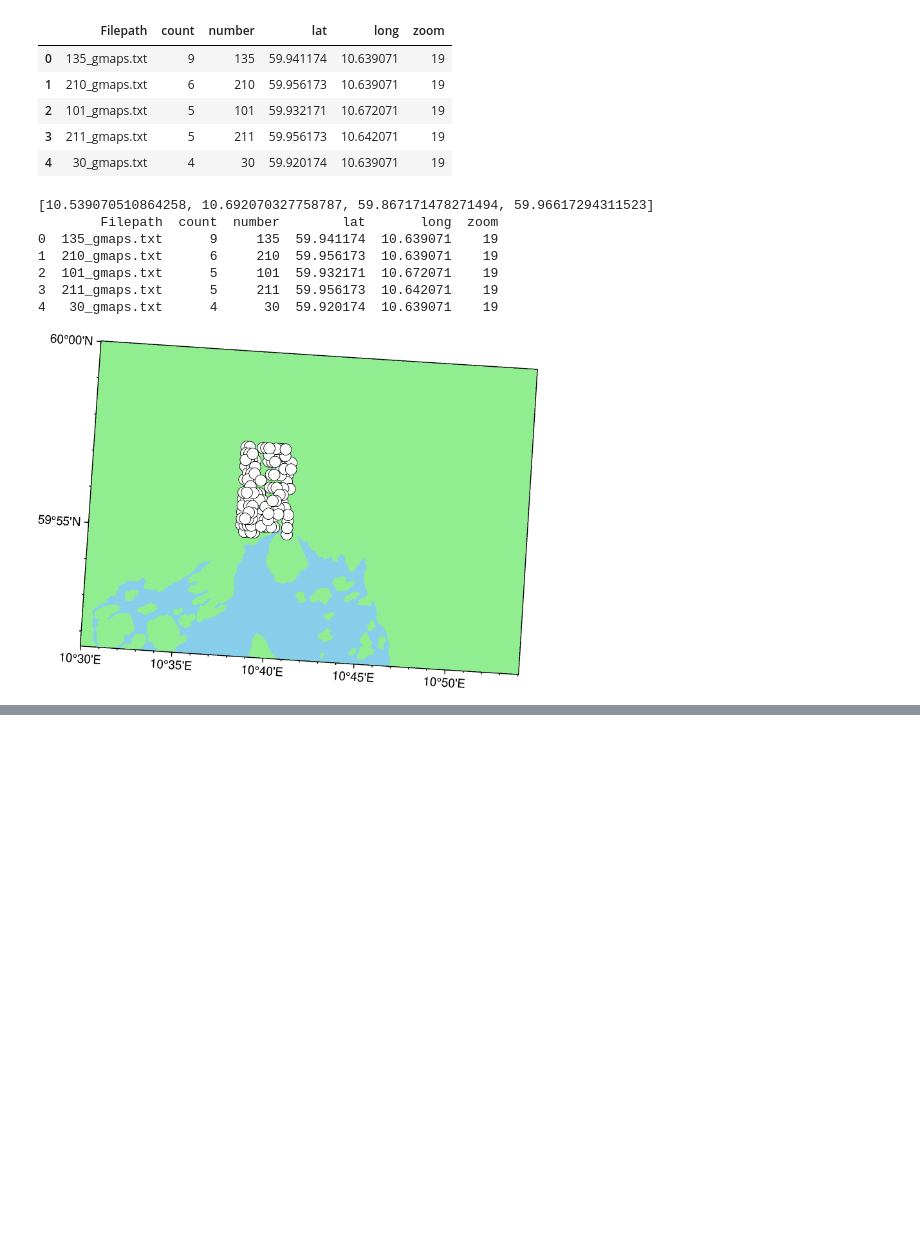
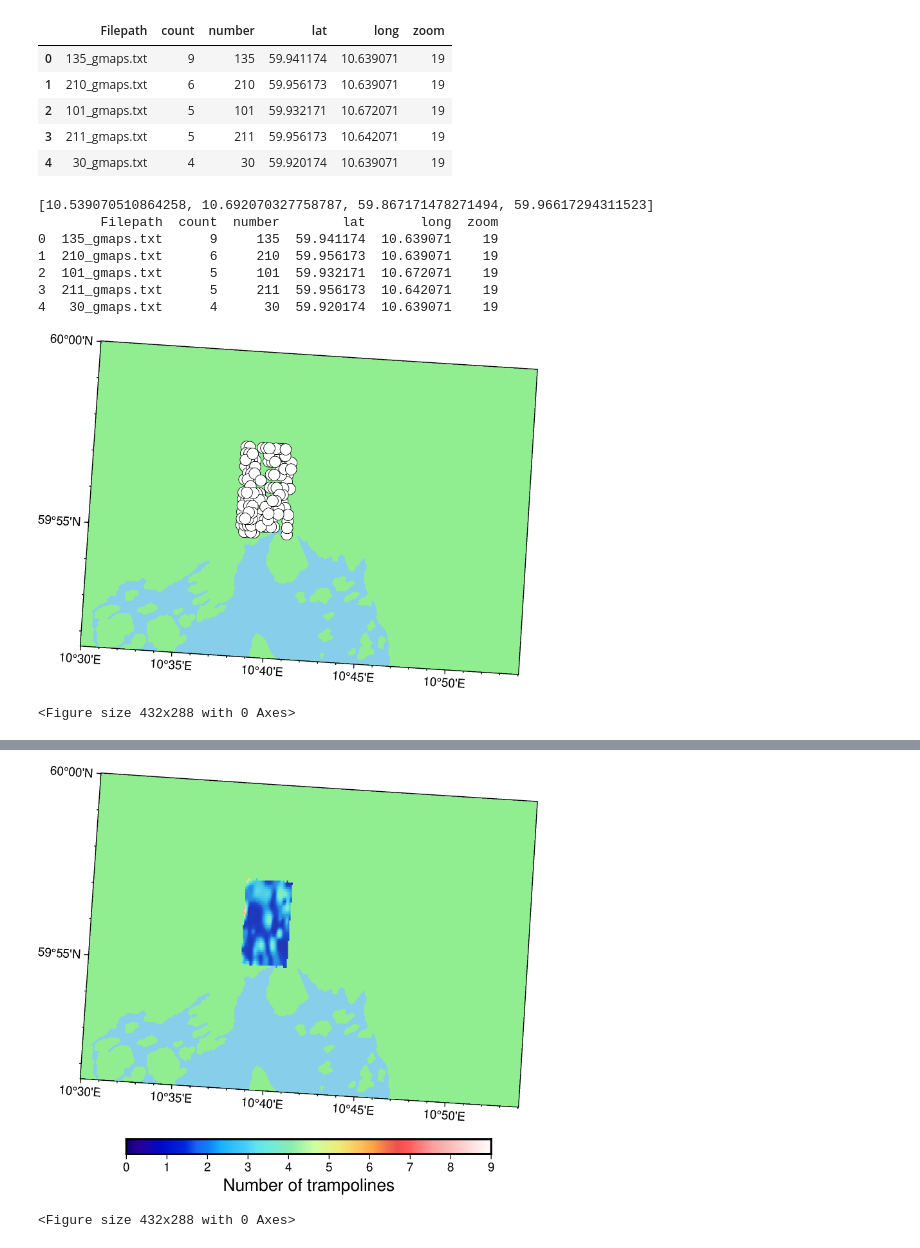
Before and after one commit to lukegriffiths/trampolines, a Jupyter notebook: visualisation.ipynb, the cells around one changed output, grey strips where cells are left out. Drawn from its saved outputs; the diff is of its cells as text; code cells hidden in the pictures; blank space fills up the shorter version.

```diff
--- a/visualisation.ipynb
+++ b/visualisation.ipynb
@@ -4,0 +46,21 @@ import pandas as pd
+# %%
+# read label data
+
+# Load
+import os
+from pathlib import Path
+import numpy as np
+
+text_files = [f for f in os.listdir(folder_path) if f.endswith('gmaps.txt')]
+print(text_files[:5])
+
+columns = ['Number', 'X', 'Y', 'Width', "Height", 'Filepath']
+df = pd.DataFrame(columns = columns)
+
+for tf in text_files:
+    df_new = pd.read_csv(folder_path / tf, sep=' ', names=['Number', 'X', 'Y', 'Width', "Height"])
+    df_new['Filepath'] = tf
+    df = pd.concat([df, df_new])
+
+print(df.head())
+print(f"Data for {df.Filepath.nunique()} images containing a trampoline")
@@ -113,8 +236,6 @@ df.head()
 | 3 | 211_gmaps.txt | 5 | 211 | 59.956173 | 10.642071 | 19 |
 | 4 | 30_gmaps.txt | 4 | 30 | 59.920174 | 10.639071 | 19 |
 # %%
-import pygmt
-
 region_oslo = [10.5,
         10.9,
         59.86,
@@ -125,9 +246,10 @@ print(region)
 print(df.head())
 
 fig = pygmt.Figure()
-fig.basemap(region=region_oslo, projection="U33R/12c", frame=True)
+fig.basemap(region=region_oslo, projection=PROJECTION, frame=True)
 fig.coast(land="lightgreen", water="skyblue")
 fig.plot(x=df.long, y=df.lat, style="c0.3c", color="white", pen="black")
+plt.tight_layout()
 fig.show()
 fig.savefig('./figures/map.png', dpi=400)
 # %% [output]
@@ -139,3 +261,24 @@ fig.savefig('./figures/map.png', dpi=400)
 3  211_gmaps.txt      5     211  59.956173  10.642071    19
 4   30_gmaps.txt      4      30  59.920174  10.639071    19
 [figure]
+<Figure size 432x288 with 0 Axes>
+# %%
+region = [df.long.min(),
+df.long.max(),
+df.lat.min(),
+df.lat.max(), ]
+
+#pygmt.sph2grd(data=df[['lat', 'long']])
+trampoline_surface = pygmt.surface(data=df[['long', 'lat', 'count']], R=region, I=0.001)
+
+fig = pygmt.Figure()
+fig.basemap(region=region_oslo, projection="U33R/12c", frame=True)
+fig.coast(land="lightgreen", water="skyblue")
+pygmt.makecpt(cmap="haxby", series=[0, df['count'].max()])
+fig.grdimage(trampoline_surface, nan_transparent=True, transparency=20)
+fig.colorbar(frame=["a1f1", 'x+l"Number of trampolines"', "y"])
+#fig.plot(x=df.long, y=df.lat, style="c0.3c", color="white", pen="black")
+plt.tight_layout()
+fig.show()
+fig.savefig('./figures/map.png', dpi=400)
+# %% [output]
@@ -141,0 +288,2 @@ fig.savefig('./figures/map.png', dpi=400)
+[figure, added]
+<Figure size 432x288 with 0 Axes>
```
Also changed, not shown: parts of 14 cells of this notebook.
